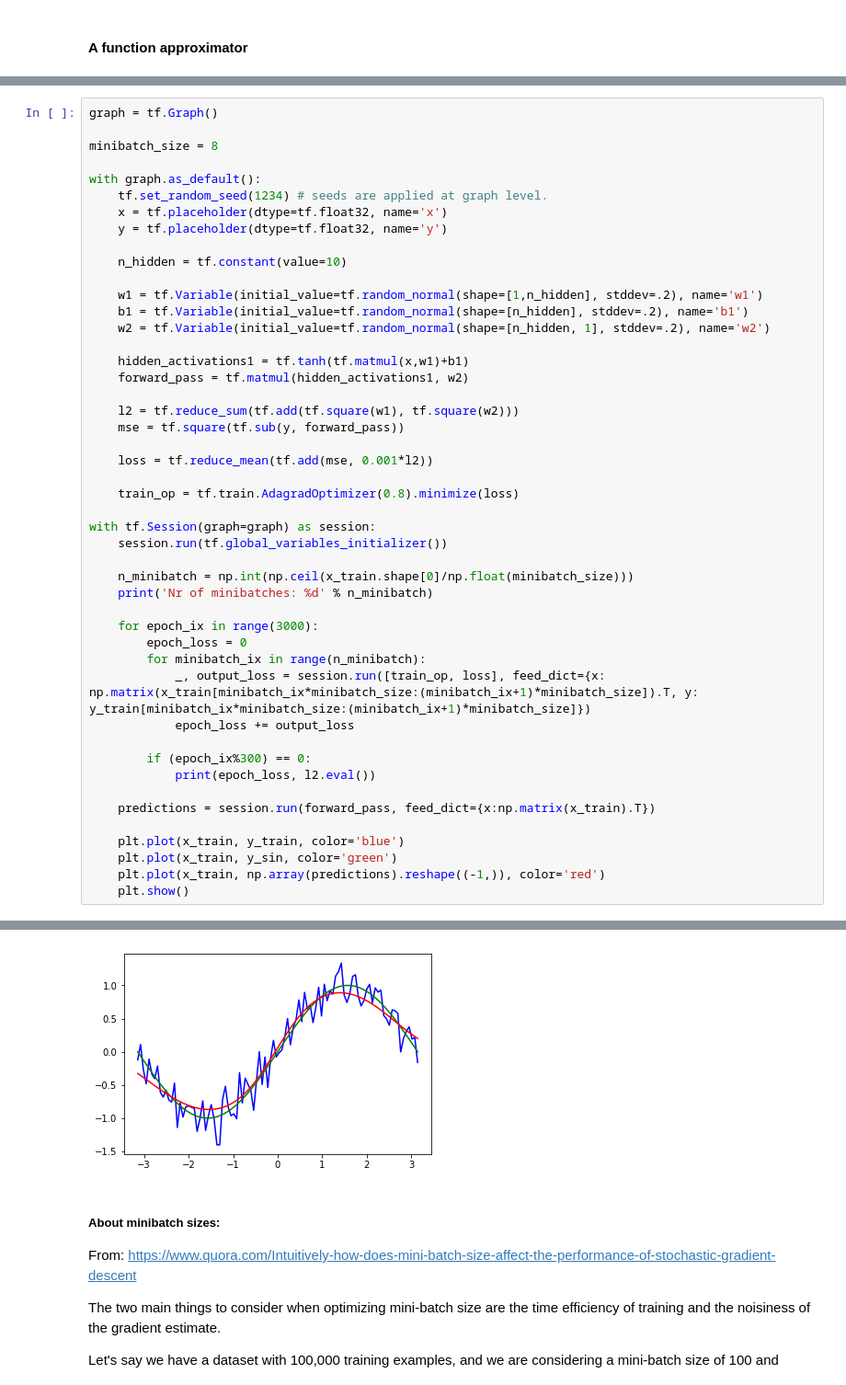
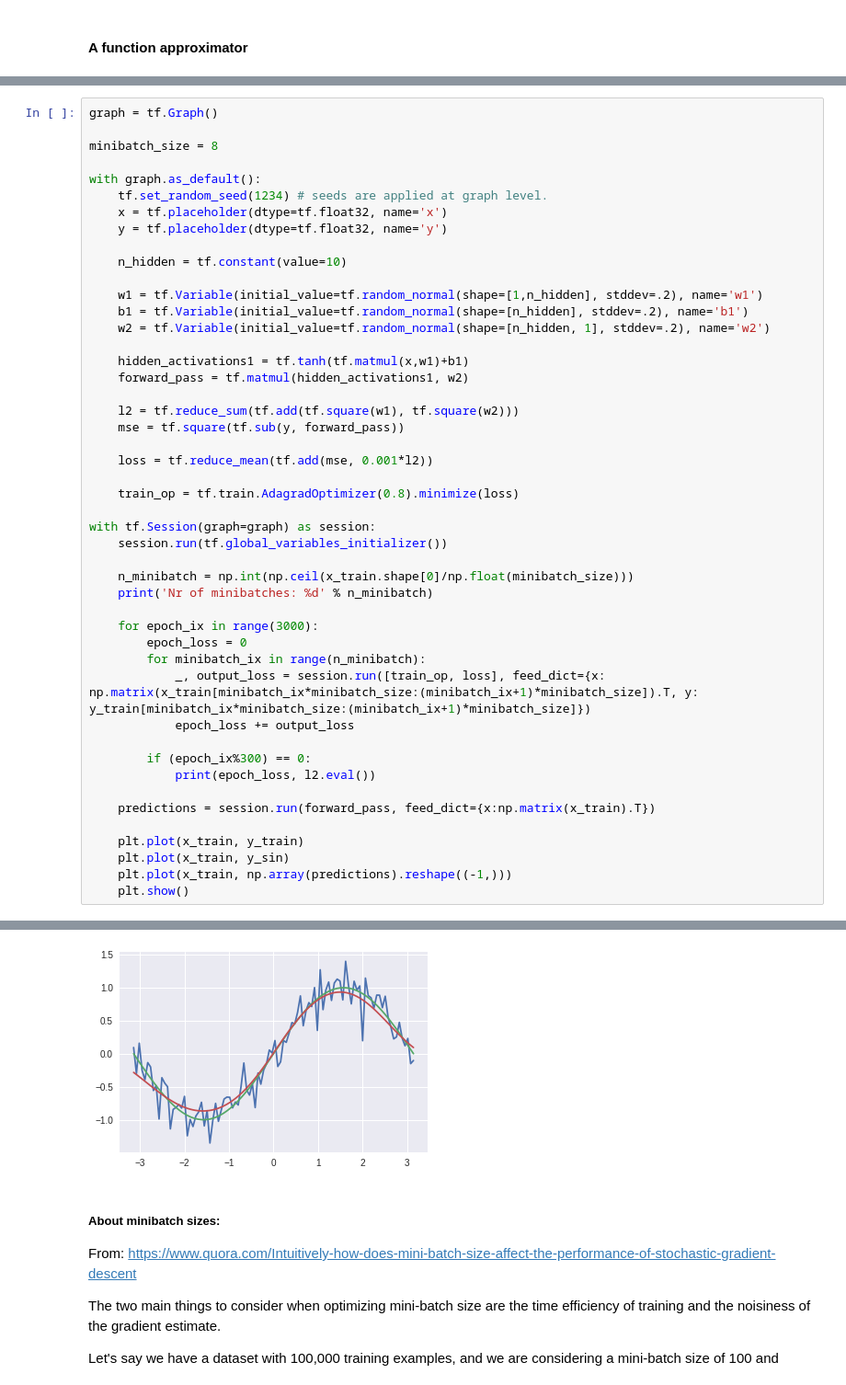
Before and after one commit to lqrz/examples, a Jupyter notebook: tensorflow/tensorflow.ipynb, the cells around one changed output, grey strips where cells are left out. Shown at 92% size. Cells and saved outputs as stored; diff of their text form.

```diff
--- a/tensorflow/tensorflow.ipynb
+++ b/tensorflow/tensorflow.ipynb
@@ -133,9 +134,9 @@ with tf.Session(graph=graph) as session:
 
     predictions = session.run(forward_pass, feed_dict={x:np.matrix(x_train).T})
 
-    plt.plot(x_train, y_train, color='blue')
-    plt.plot(x_train, y_sin, color='green')
-    plt.plot(x_train, np.array(predictions).reshape((-1,)), color='red')
+    plt.plot(x_train, y_train)
+    plt.plot(x_train, y_sin)
+    plt.plot(x_train, np.array(predictions).reshape((-1,)))
     plt.show()
 # %% [output]
 Nr of minibatches: 13
@@ -152,4 +153,4 @@ Nr of minibatches: 13
-[figure, old version]
+[figure, new version]
 # %% [markdown]
 ##### About minibatch sizes:
 From: https://www.quora.com/Intuitively-how-does-mini-batch-size-affect-the-performance-of-stochastic-gradient-descent
```
Also changed, not shown: parts of 7 cells of this notebook.
